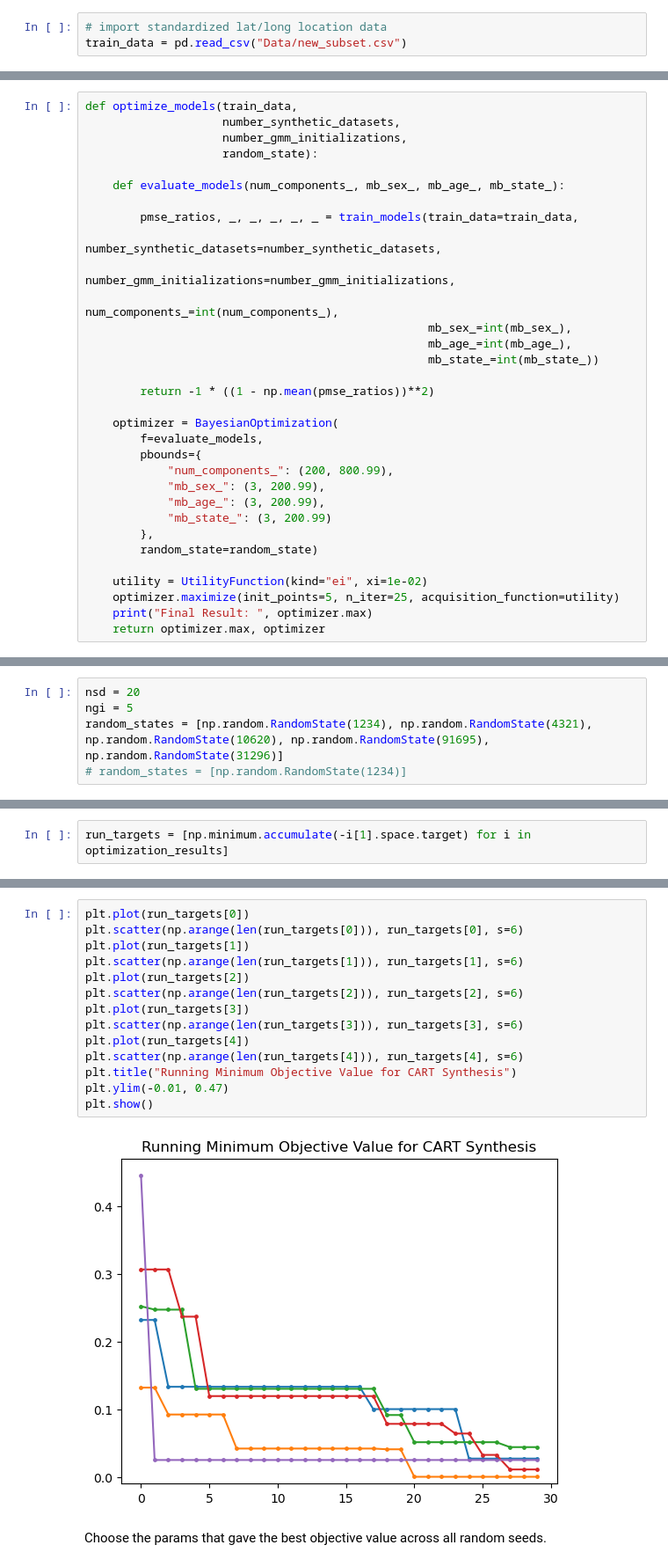
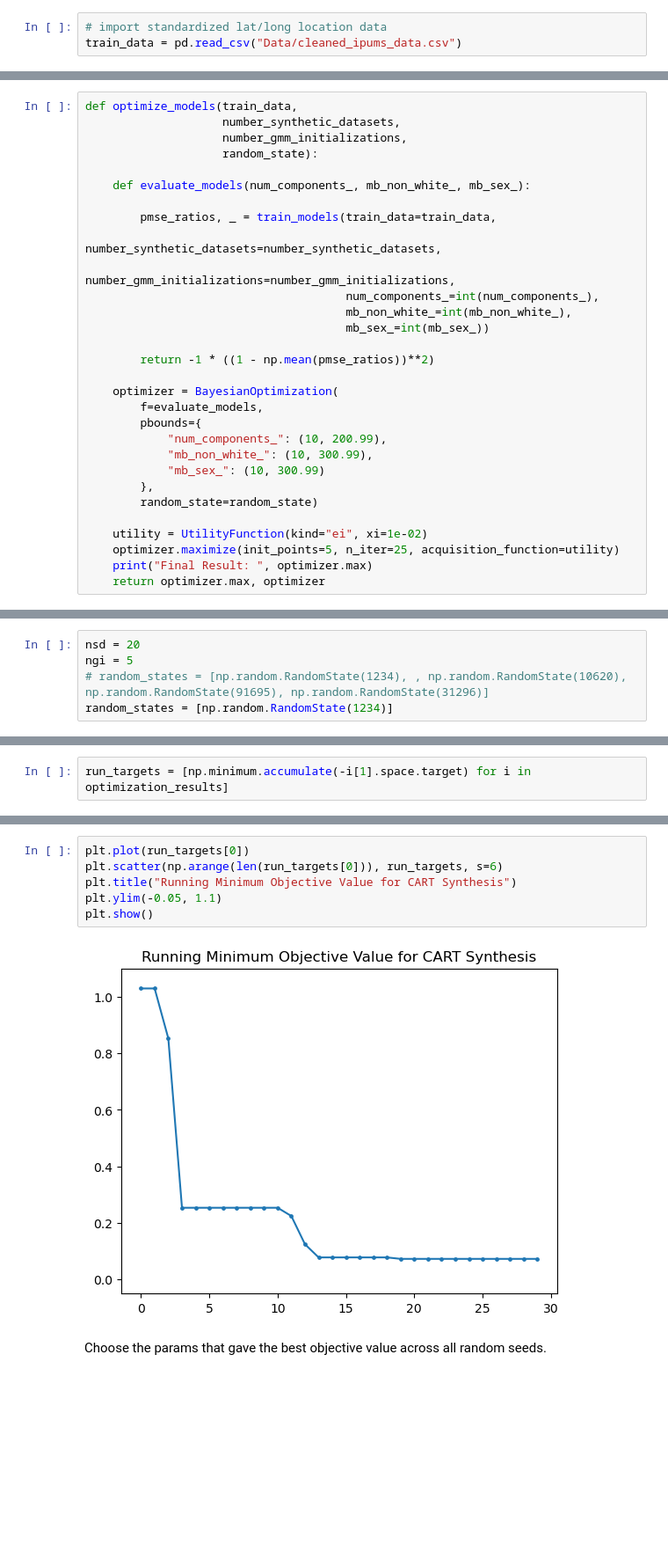
Before and after one commit to cdbale/optimized-sequential-synthesis, a Jupyter notebook: Synthesizer-CART-MB-Optimizer-Logistic-PMSE-IPUMS.ipynb, the cells around one changed output, grey strips where cells are left out. Shown: that part at 88% size. Saved outputs shown, nothing was run; the diff lists cells and outputs as text; blank space fills up the shorter version.

```diff
--- a/Synthesizer-CART-MB-Optimizer-Logistic-PMSE-IPUMS.ipynb
+++ b/Synthesizer-CART-MB-Optimizer-Logistic-PMSE-IPUMS.ipynb
@@ -67,7 +61,7 @@ def pmse_ratio(original_data, synthetic_data):
 Import the data.
 # %%
 # import standardized lat/long location data
-train_data = pd.read_csv("Data/new_subset.csv")
+train_data = pd.read_csv("Data/cleaned_ipums_data.csv")
 # %% [markdown]
 ***
 # %%
@@ -242,25 +198,23 @@ def optimize_models(train_data,
                     number_gmm_initializations,
                     random_state):
 
-    def evaluate_models(num_components_, mb_sex_, mb_age_, mb_state_):
+    def evaluate_models(num_components_, mb_non_white_, mb_sex_):
 
-        pmse_ratios, _, _, _, _, _ = train_models(train_data=train_data,
-                                                  number_synthetic_datasets=number_synthetic_datasets,
-                                                  number_gmm_initializations=number_gmm_initializations,
-                                                  num_components_=int(num_components_),
-                                                  mb_sex_=int(mb_sex_),
-                                                  mb_age_=int(mb_age_),
-                                                  mb_state_=int(mb_state_))
+        pmse_ratios, _ = train_models(train_data=train_data,
+                                      number_synthetic_datasets=number_synthetic_datasets,
+                                      number_gmm_initializations=number_gmm_initializations,
+                                      num_components_=int(num_components_),
+                                      mb_non_white_=int(mb_non_white_),
+                                      mb_sex_=int(mb_sex_))
 
         return -1 * ((1 - np.mean(pmse_ratios))**2)
 
     optimizer = BayesianOptimization(
         f=evaluate_models,
         pbounds={
-            "num_components_": (200, 800.99),
-            "mb_sex_": (3, 200.99),
-            "mb_age_": (3, 200.99),
-            "mb_state_": (3, 200.99)
+            "num_components_": (10, 200.99),
+            "mb_non_white_": (10, 300.99),
+            "mb_sex_": (10, 300.99)
         },
         random_state=random_state)
 
@@ -273,8 +227,8 @@ The default value of $\alpha = 1e-06$.
 # %%
 nsd = 20
 ngi = 5
-random_states = [np.random.RandomState(1234), np.random.RandomState(4321), np.random.RandomState(10620), np.random.RandomState(91695), np.random.RandomState(31296)]
-# random_states = [np.random.RandomState(1234)]
+# random_states = [np.random.RandomState(1234), , np.random.RandomState(10620), np.random.RandomState(91695), np.random.RandomState(31296)]
+random_states = [np.random.RandomState(1234)]
 # %%
 optimization_results = [optimize_models(train_data=train_data, number_synthetic_datasets=nsd, number_gmm_initializations=ngi, random_state=r) for r in random_states]
 # %% [output]
@@ -395,19 +265,11 @@ run_targets = [np.minimum.accumulate(-i[1].space.target) for i in optimization_r
 # %%
 plt.plot(run_targets[0])
-plt.scatter(np.arange(len(run_targets[0])), run_targets[0], s=6)
-plt.plot(run_targets[1])
-plt.scatter(np.arange(len(run_targets[1])), run_targets[1], s=6)
-plt.plot(run_targets[2])
-plt.scatter(np.arange(len(run_targets[2])), run_targets[2], s=6)
-plt.plot(run_targets[3])
-plt.scatter(np.arange(len(run_targets[3])), run_targets[3], s=6)
-plt.plot(run_targets[4])
-plt.scatter(np.arange(len(run_targets[4])), run_targets[4], s=6)
+plt.scatter(np.arange(len(run_targets[0])), run_targets, s=6)
 plt.title("Running Minimum Objective Value for CART Synthesis")
-plt.ylim(-0.01, 0.47)
+plt.ylim(-0.05, 1.1)
 plt.show()
 # %% [output]
-[figure, old version]
+[figure, new version]
 # %% [markdown]
 Choose the params that gave the best objective value across all random seeds.
 # %%
```
Also changed, not shown: parts of 18 cells of this notebook, 3 other files.
